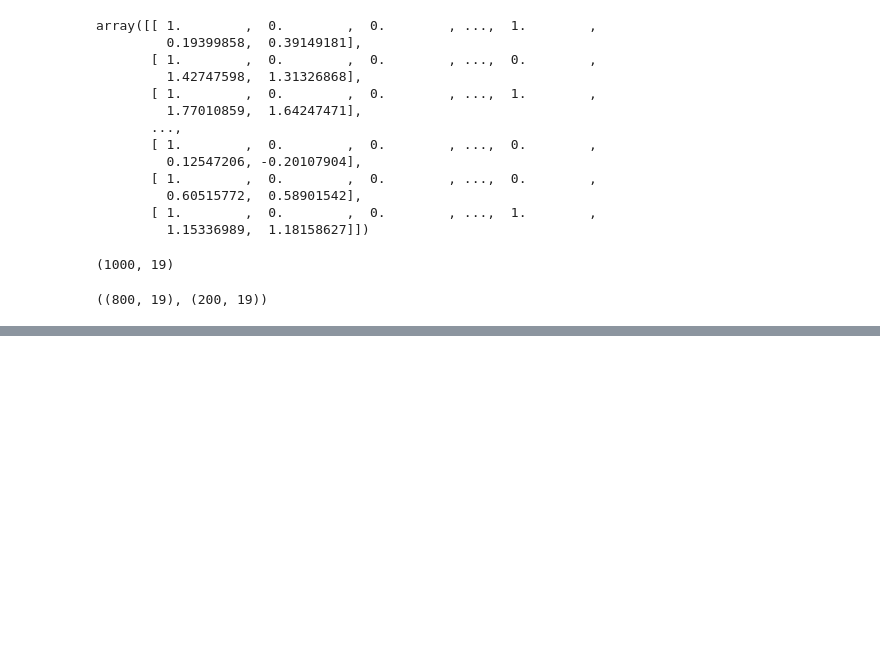
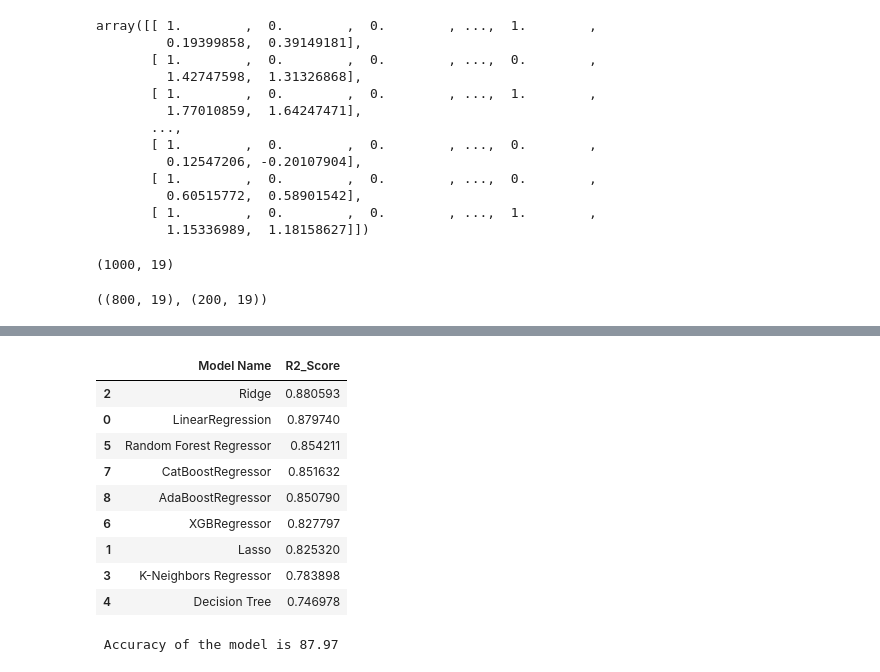
Before and after one commit to BushraShaik30/mlproject, a Jupyter notebook: notebook/2. MODEL TRAINING.ipynb, the cells around one changed output, grey strips where cells are left out. Cells and saved outputs as stored; diff of their text form; code cells hidden in the pictures; blank space fills up the shorter version.

```diff
--- a/notebook/2. MODEL TRAINING.ipynb
+++ b/notebook/2. MODEL TRAINING.ipynb
@@ -119,0 +147,21 @@ array=[ 91  53  80  74  84  81  69  54  87  51  45  30  67  49  85  65  53  55
+# %%
+pd.DataFrame(list(zip(model_list, r2_list)), columns=['Model Name', 'R2_Score']).sort_values(by=["R2_Score"],ascending=False)
+# %% [output]
+|  | Model Name | R2_Score |
+| 2 | Ridge | 0.880593 |
+| 0 | LinearRegression | 0.879740 |
+| 5 | Random Forest Regressor | 0.854211 |
+| 7 | CatBoostRegressor | 0.851632 |
+| 8 | AdaBoostRegressor | 0.850790 |
+| 6 | XGBRegressor | 0.827797 |
+| 1 | Lasso | 0.825320 |
+| 3 | K-Neighbors Regressor | 0.783898 |
+| 4 | Decision Tree | 0.746978 |
+# %%
+lin_model = LinearRegression(fit_intercept=True)
+lin_model = lin_model.fit(X_train, y_train)
+y_pred = lin_model.predict(X_test)
+score = r2_score(y_test, y_pred)*100
+print(" Accuracy of the model is %.2f" %score)
+# %% [output]
+ Accuracy of the model is 87.97
```
Also changed, not shown: parts of 4 cells of this notebook, 6 other files.
